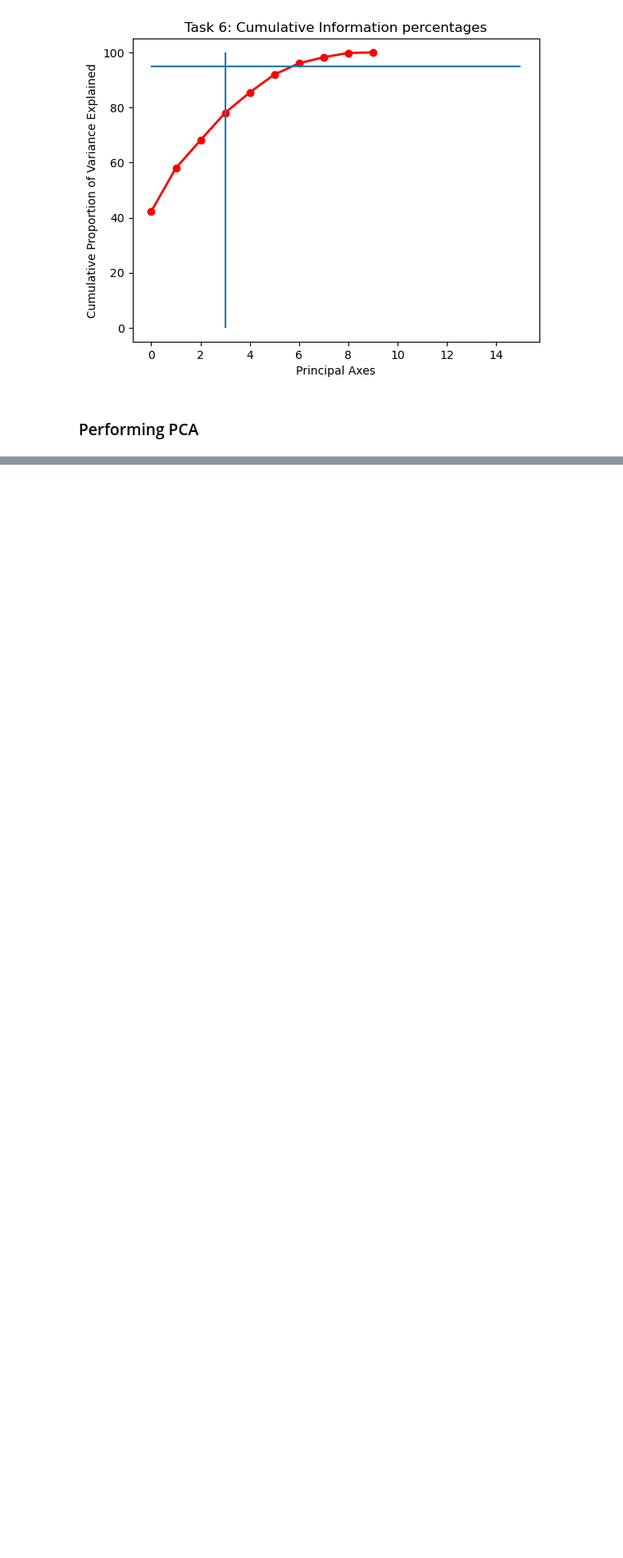
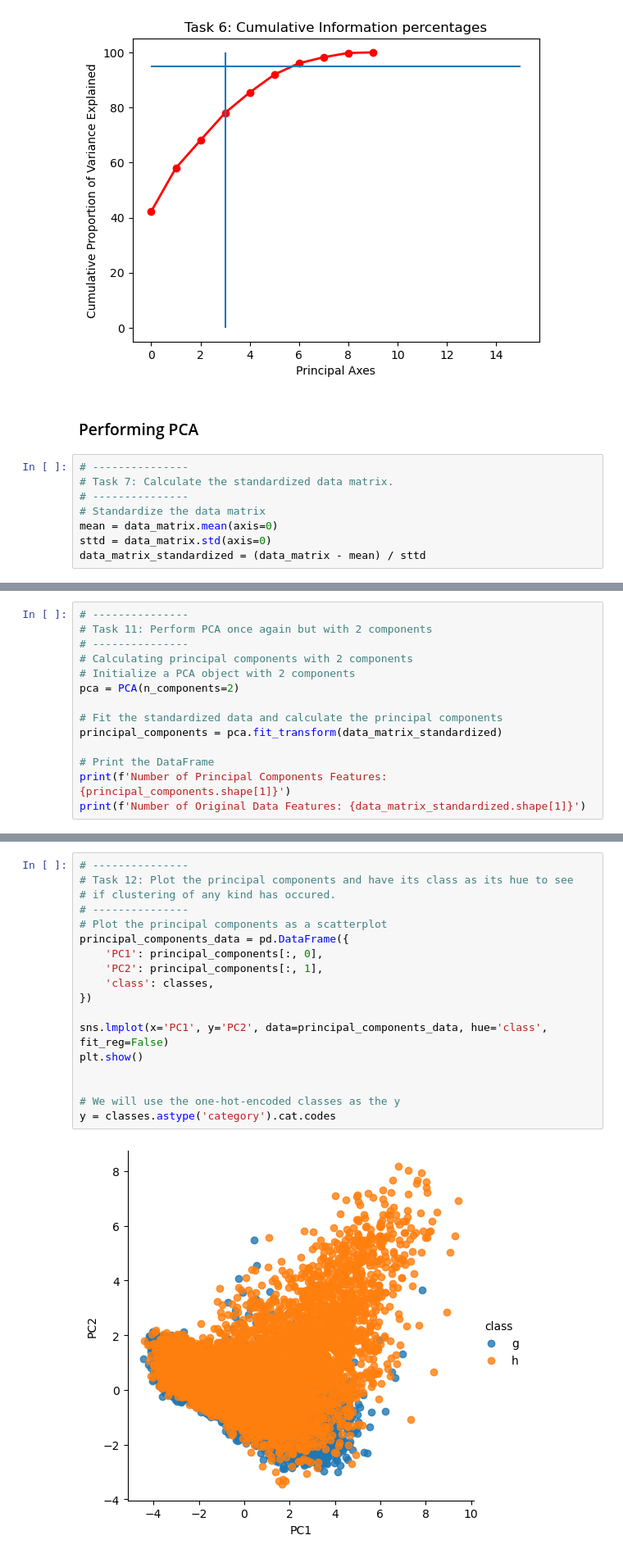
Before and after one commit to fatemehaa/DS-ML-Git-Projects, a Jupyter notebook: PCA Project/PCA project_1.ipynb, the cells around one changed output, grey strips where cells are left out. Shown: that part at 82% size. Saved outputs shown, nothing was run; the diff lists cells and outputs as text; blank space fills up the shorter version.

Commit message:
Perform PCA and compare SVM model accuracy

```diff
--- a/PCA Project/PCA project_1.ipynb
+++ b/PCA Project/PCA project_1.ipynb
@@ -124,3 +127,11 @@ plt.show()
 [figure]
 # %% [markdown]
 ### Performing PCA
+# %%
+# ---------------
+# Task 7: Calculate the standardized data matrix.
+# ---------------
+# Standardize the data matrix
+mean = data_matrix.mean(axis=0)
+sttd = data_matrix.std(axis=0)
+data_matrix_standardized = (data_matrix - mean) / sttd
@@ -126,0 +171,14 @@ plt.show()
+# %%
+# ---------------
+# Task 11: Perform PCA once again but with 2 components
+# ---------------
+# Calculating principal components with 2 components
+# Initialize a PCA object with 2 components
+pca = PCA(n_components=2)
+
+# Fit the standardized data and calculate the principal components
+principal_components = pca.fit_transform(data_matrix_standardized)
+
+# Print the DataFrame
+print(f'Number of Principal Components Features: {principal_components.shape[1]}')
+print(f'Number of Original Data Features: {data_matrix_standardized.shape[1]}')
@@ -126,0 +188,20 @@ plt.show()
+# %%
+# ---------------
+# Task 12: Plot the principal components and have its class as its hue to see
+# if clustering of any kind has occured.
+# ---------------
+# Plot the principal components as a scatterplot
+principal_components_data = pd.DataFrame({
+    'PC1': principal_components[:, 0],
+    'PC2': principal_components[:, 1],
+    'class': classes,
+})
+
+sns.lmplot(x='PC1', y='PC2', data=principal_components_data, hue='class', fit_reg=False)
+plt.show()
+
+
+# We will use the one-hot-encoded classes as the y
+y = classes.astype('category').cat.codes
+# %% [output]
+[figure, added]
```
Also changed, not shown: parts of 7 cells of this notebook.
